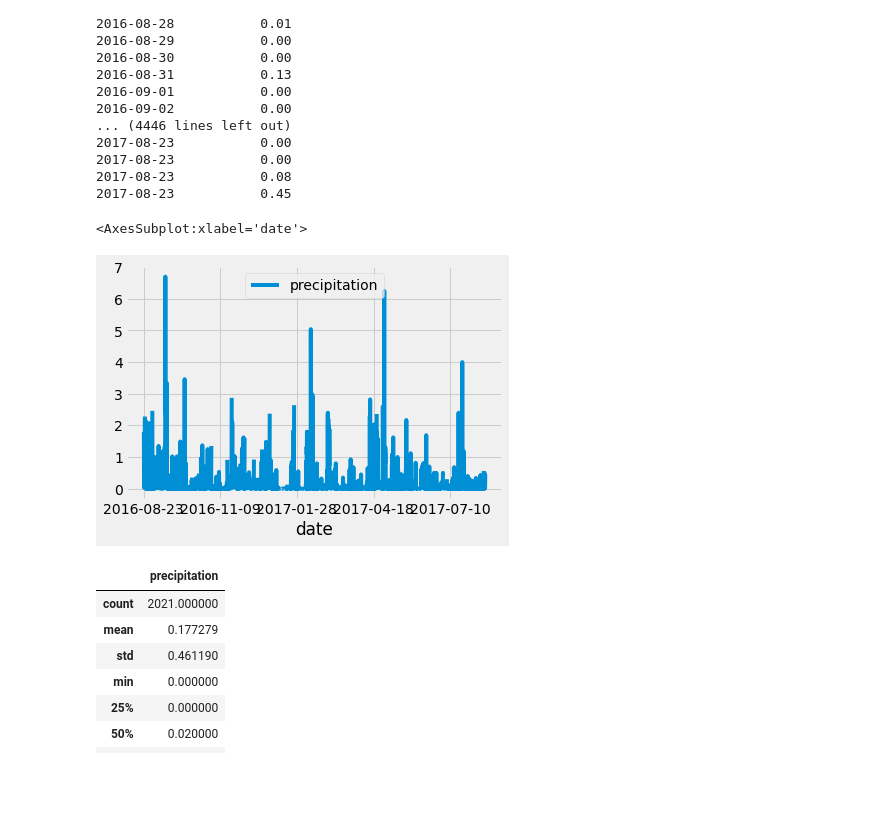
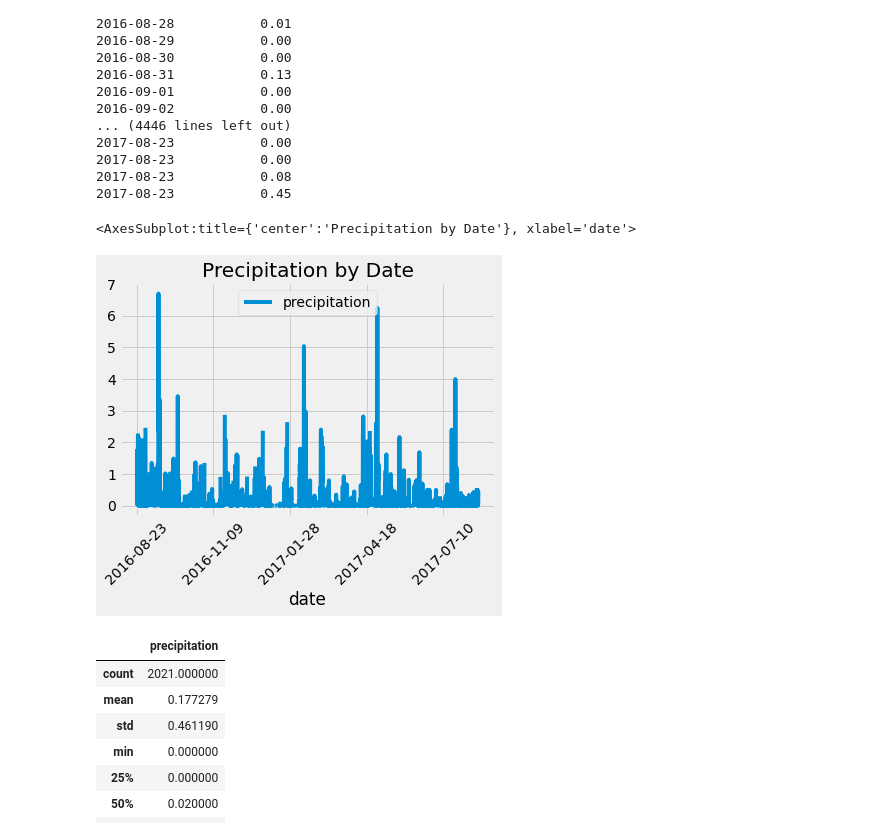
Before and after one commit to DarlenePenn/surfs_up, a Jupyter notebook: climate_analysis.ipynb, the cells around one changed output. Drawn from its saved outputs; the diff is of its cells as text; code cells hidden in the pictures; blank space fills up the shorter version.

Commit message:
corrected xticks on chart

```diff
--- a/climate_analysis.ipynb
+++ b/climate_analysis.ipynb
@@ -75,10 +75,10 @@ print(df.to_string(index=False))
 2017-08-23           0.45
 # %%
 # Use Pandas Plotting with Matplotlib to plot the data
-df.plot()
+df.plot(title = "Precipitation by Date", rot = 45)
 # %% [output]
-<AxesSubplot:xlabel='date'>
+<AxesSubplot:title={'center':'Precipitation by Date'}, xlabel='date'>
-[figure, old version]
+[figure, new version]
 # %%
 # Use Pandas to calcualte the summary statistics for the precipitation data
 df.describe()
```
